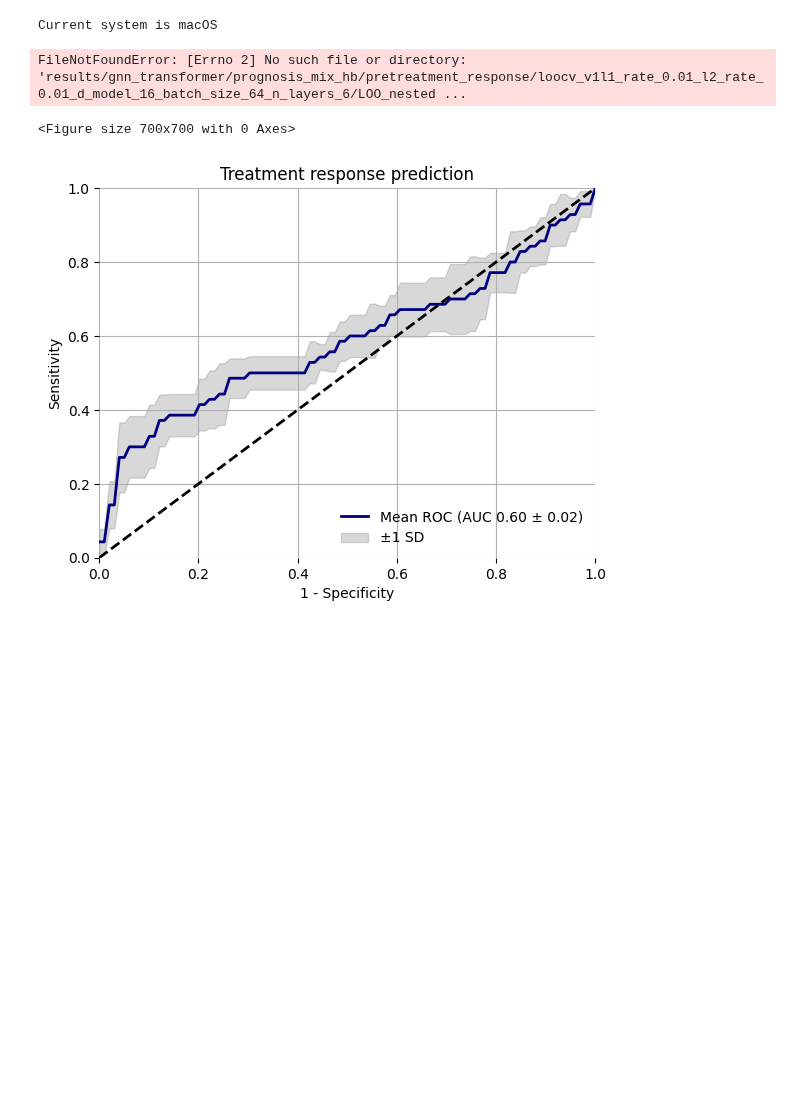
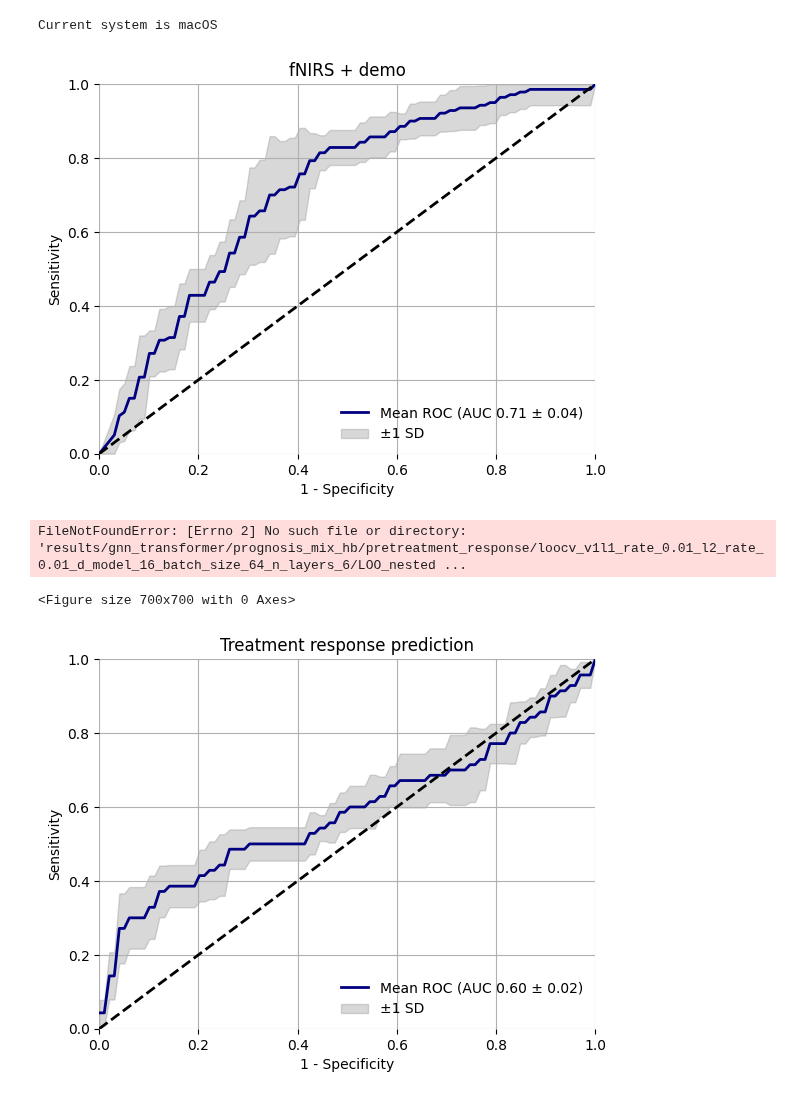
Before and after one commit to jinyuanwong/fnirs-treatment-response-prediction, a Jupyter notebook: scripts/plot/AUC/AUC_main.ipynb, the cells around one changed output. Saved outputs shown, nothing was run; the diff lists cells and outputs as text; code cells hidden in the pictures; blank space fills up the shorter version.

```diff
--- a/scripts/plot/AUC/AUC_main.ipynb
+++ b/scripts/plot/AUC/AUC_main.ipynb
@@ -1,18 +1,66 @@
-# %%
-import numpy as np
-import os
-import sys
-if sys.platform == 'darwin':
-    print("Current system is macOS")
-    main_fold_path = '/Users/shanxiafeng/Documents/Project/Research/fnirs-prognosis/code/fnirs-treatment-response-prediction'
-elif sys.platform == 'linux':
-    print("Current system is Ubuntu")
-    main_fold_path = '/home/jy/Documents/fnirs/treatment_response/fnirs-depression-deeplearning'
-else:
-    print("Current system is neither macOS nor Ubuntu")
-os.chdir(main_fold_path)
-# %% [output]
-Current system is macOS
+# %%
+import numpy as np
+import os
+import sys
+import matplotlib.pyplot as plt
+if sys.platform == 'darwin':
+    print("Current system is macOS")
+    main_fold_path = '/Users/shanxiafeng/Documents/Project/Research/fnirs-prognosis/code/fnirs-treatment-response-prediction'
+elif sys.platform == 'linux':
+    print("Current system is Ubuntu")
+    main_fold_path = '/home/jy/Documents/fnirs/treatment_response/fnirs-depression-deeplearning'
+else:
+    print("Current system is neither macOS nor Ubuntu")
+os.chdir(main_fold_path)
+
+def plot_avg_auc(fprs, tprs, roc_aucs, title):
+    mean_fpr = np.linspace(0, 1, 100)
+
+    # Interpolate TPRs at these common FPR levels
+    mean_tpr = np.zeros_like(mean_fpr)
+    tpr_interpolated = []
+
+    for i in range(len(fprs)):
+        tpr_interp = np.interp(mean_fpr, fprs[i], tprs[i])
+        tpr_interpolated.append(tpr_interp)
+
+
+    # Calculate the mean TPR
+    tpr_interpolated = np.array(tpr_interpolated)
+    mean_tpr = tpr_interpolated.mean(axis=0)
+    std_tpr = tpr_interpolated.std(axis=0)
+
+    tpr_upper = np.minimum(mean_tpr + std_tpr, 1)
+    tpr_lower = np.maximum(mean_tpr - std_tpr, 0)
+
+    # Compute AUC
+    mean_auc = np.mean(roc_aucs) # auc(mean_fpr, mean_tpr)
+    std_auc = np.std(roc_aucs)
+    plt.figure()
+    plt.plot(mean_fpr, mean_tpr, lw=2, color='#000080', label='Mean ROC (AUC %0.2f ± %0.2f)' % (mean_auc, std_auc))
+    plt.fill_between(mean_fpr, tpr_lower, tpr_upper, color='grey', alpha=0.3, label='±1 SD')
+    plt.plot([0, 1], [0, 1], color='black', lw=2, linestyle='--')
+    plt.xlim([0.0, 1.0])
+    plt.ylim([0.0, 1.0])
+    plt.grid()
+    plt.xlabel('1 - Specificity')
+    plt.ylabel('Sensitivity')
+    plt.title(title)
+    plt.legend(loc="lower right", frameon=False)
+
+    for spine in plt.gca().spines.values():
+        spine.set_visible(False)
+    plt.show()
+# %% [output]
+Current system is macOS
+# %%
+metrics = np.load('/Users/shanxiafeng/Documents/Project/Research/fnirs-prognosis/code/fnirs-treatment-response-prediction/results/fNIRS_demo_metrics.npy', allow_pickle=True).item()
+fprs = metrics['fprs']
+tprs = metrics['tprs']
+roc_aucs = metrics['roc_aucs']
+plot_avg_auc(fprs, tprs, roc_aucs, 'fNIRS + demo')
+# %% [output]
+[figure, added]
 # %%
 AUC_loocv_1_0_path = 'results/gnn_transformer/prognosis_mix_hb/pretreatment_response/loocv_v1l1_rate_0.01_l2_rate_0.01_d_model_16_batch_size_64_n_layers_6/LOO_nested_CV/itr_0/y_pred.npy'
 
```
